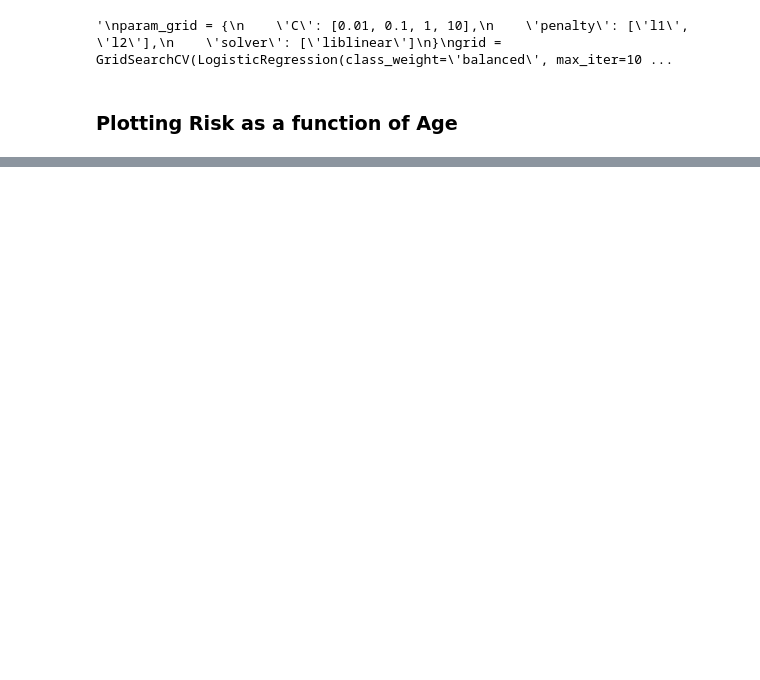
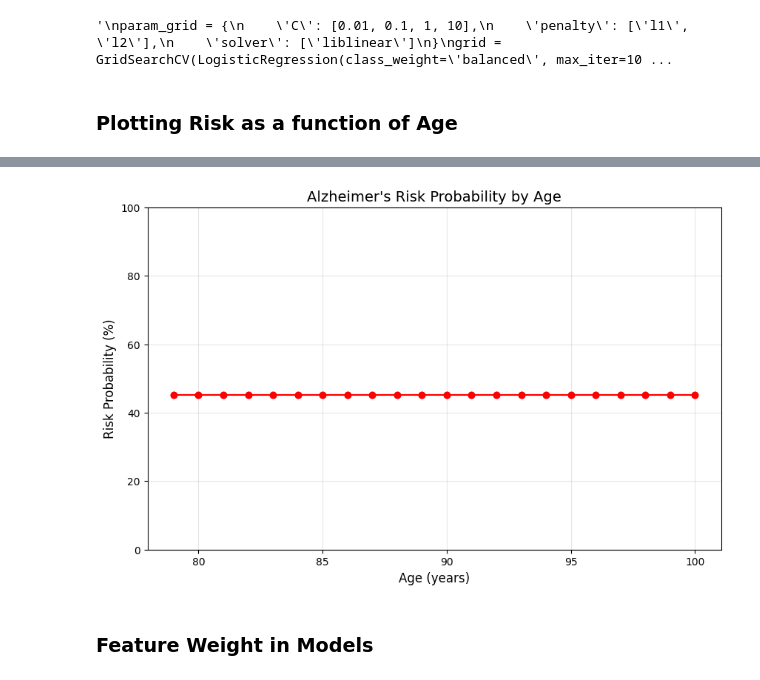
Before and after one commit to Spakshots/NeuroCurve, a Jupyter notebook: NeuroPy/patientProcessing.ipynb, the cells around one changed output, grey strips where cells are left out. Cells and saved outputs as stored; diff of their text form; code cells hidden in the pictures; blank space fills up the shorter version.

```diff
--- a/NeuroPy/patientProcessing.ipynb
+++ b/NeuroPy/patientProcessing.ipynb
@@ -347,0 +275,42 @@ patient_ageRisk = generate_ageRisk(sample_df)
+# %%
+def plot_risk_over_age(model, age_variants_df):
+    """
+    Plots predicted risk probability vs. age for a given patient using the model.
+
+    Args:
+        model: Trained classifier with predict_proba method
+        age_variants_df: DataFrame with patient features, varying 'Age'
+    """
+    # Convert to numpy array to avoid feature name mismatch
+    X_pred = age_variants_df.values
+
+
+    # Get probabilities (convert to percentage)
+    probs = model.predict_proba(X_pred)
+    risk_percent = probs[:, 1] * 100  # Convert to percentage
+
+        # Get ages
+    ages = age_variants_df["Age"].values
+
+        # Plot
+    plt.figure(figsize=(10, 6))
+    plt.plot(ages, risk_percent, marker='o', linestyle='-', color='red')
+    plt.plot(ages, risk_percent, marker='o', linestyle='-', color='red')
+    plt.title("Alzheimer's Risk Probability by Age", fontsize=14)
+    plt.xlabel("Age (years)", fontsize=12)
+    plt.ylabel("Risk Probability (%)", fontsize=12)
+    plt.ylim(0, 100)  # Ensure percentage scale
+    plt.grid(True, alpha=0.3)
+    plt.show()
+
+
+
+# Example usage
+# Assuming 'X' is your feature DataFrame and 'model' is your trained model
+sample_df = X.iloc[[10]]  # Select a single patient (row 10)
+patient_age_risk = generate_age_risk(sample_df)
+plot_risk_over_age(forest, patient_age_risk)
+# %% [output]
+[figure, added]
+# %% [markdown]
+### Feature Weight in Models
```
Also changed, not shown: parts of 19 cells of this notebook, 1 other file.
